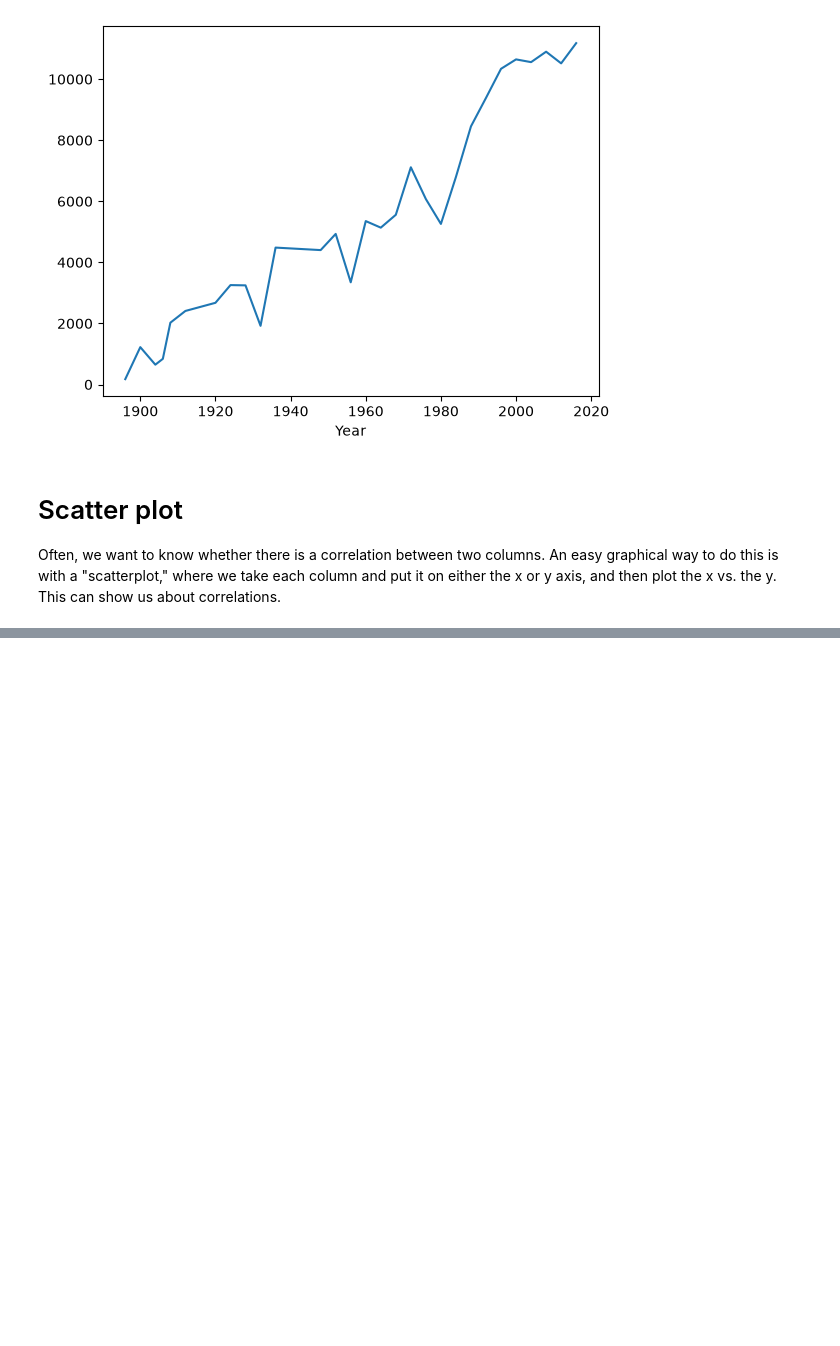
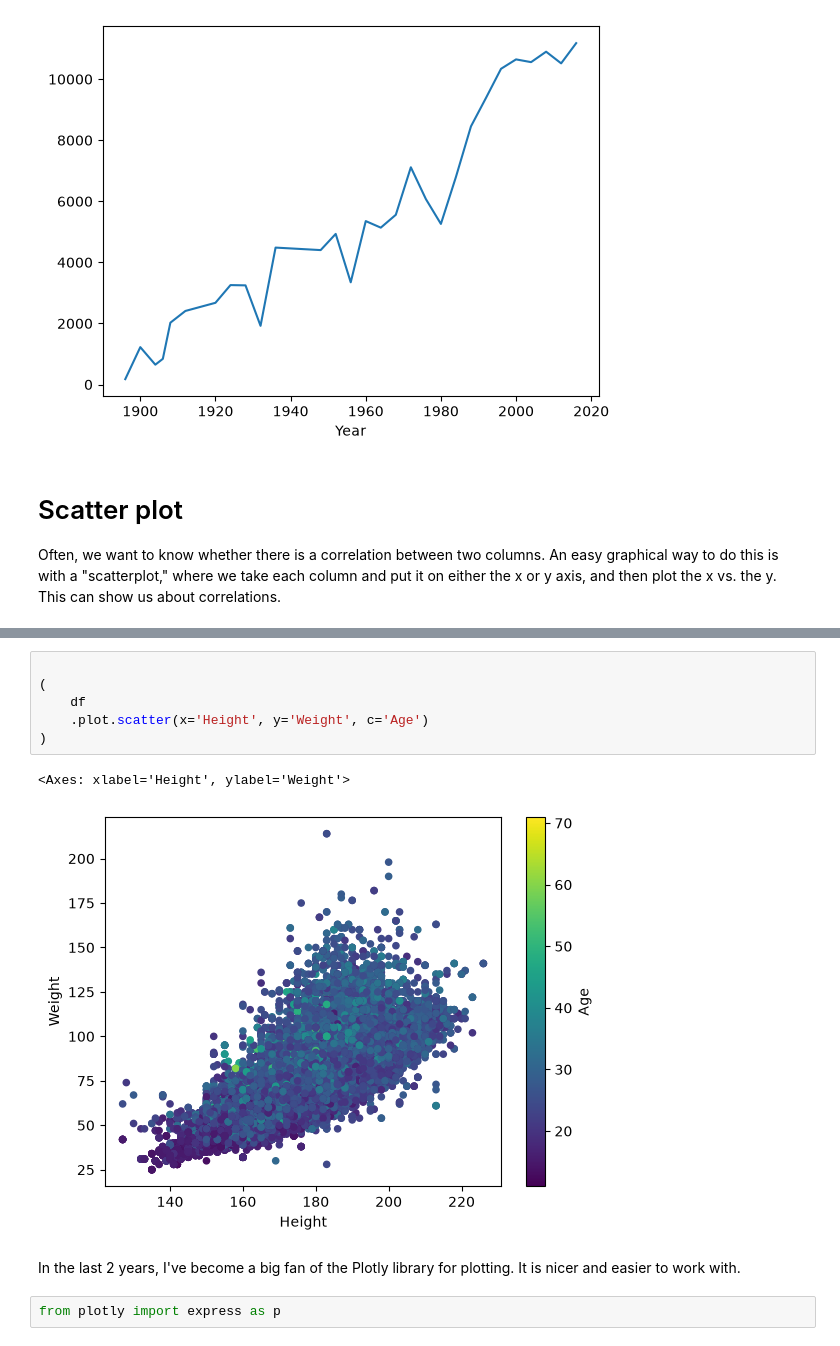
Before and after one commit to reuven/OReilly-PyData-September-2026-09, a Jupyter notebook: OReilly-PyData-September-2026-09-29.ipynb, the cells around one changed output, grey strips where cells are left out. Cells and saved outputs as stored; diff of their text form; blank space fills up the shorter version.

```diff
--- a/OReilly-PyData-September-2026-09-29.ipynb
+++ b/OReilly-PyData-September-2026-09-29.ipynb
@@ -1488,0 +1492,13 @@ Often, we want to know whether there is a correlation between two columns. An ea
+# %%
+
+(
+    df
+    .plot.scatter(x='Height', y='Weight', c='Age')
+)
+# %% [output]
+<Axes: xlabel='Height', ylabel='Weight'>
+[figure, added]
+# %% [markdown]
+In the last 2 years, I've become a big fan of the Plotly library for plotting. It is nicer and easier to work with.
+# %%
+from plotly import express as p
```
Also changed, not shown: parts of 1 cell of this notebook.
